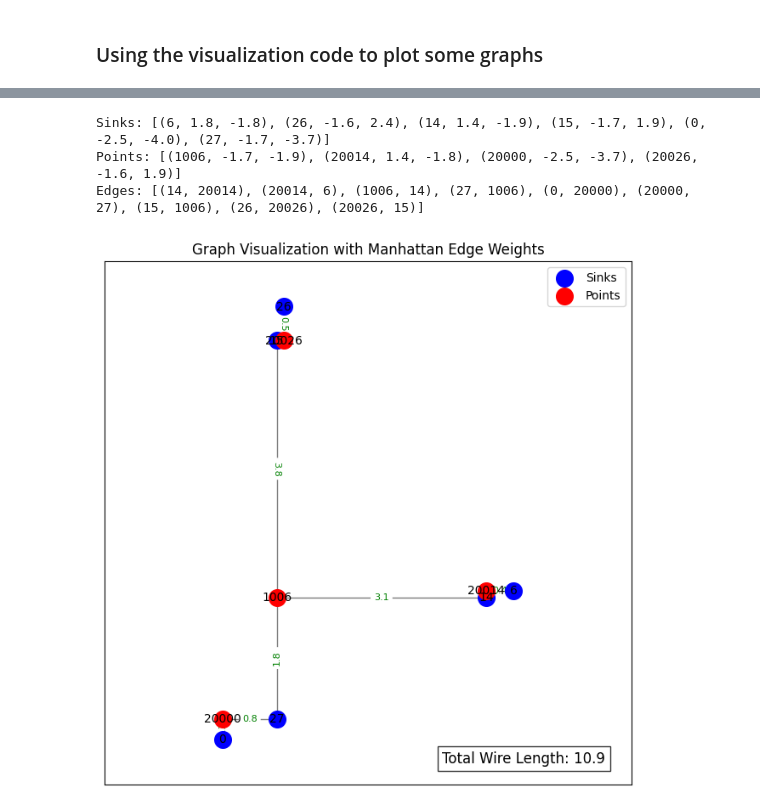
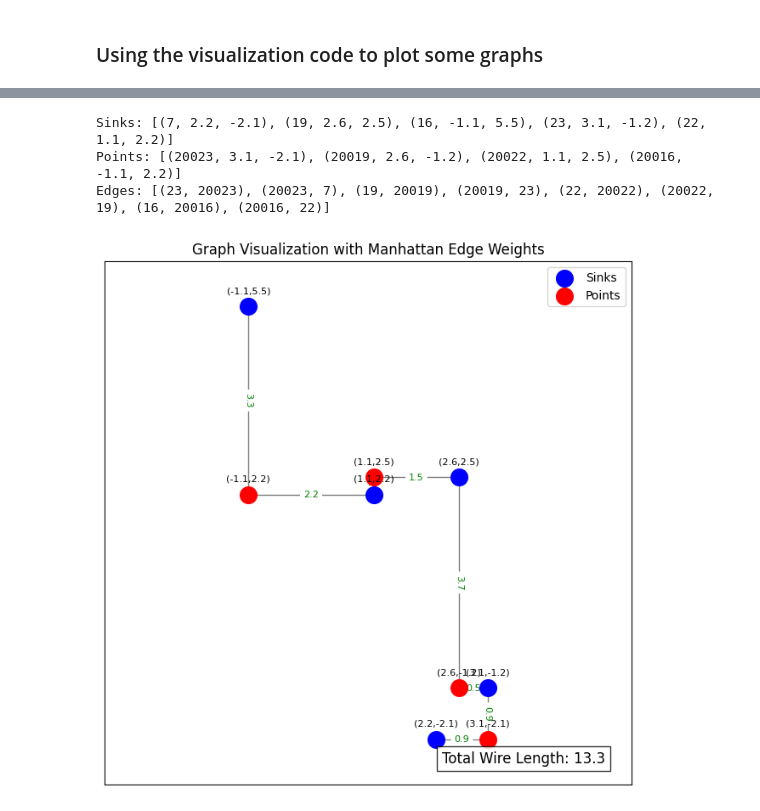
Before and after one commit to lambert-ike-1232/Sprintern-Cadence, a Jupyter notebook: Visualize_MST.ipynb, the cells around one changed output, grey strips where cells are left out. Saved outputs shown, nothing was run; the diff lists cells and outputs as text; code cells hidden in the pictures.

Commit message:
Added coordinates to graph

```diff
--- a/Visualize_MST.ipynb
+++ b/Visualize_MST.ipynb
@@ -65,7 +65,7 @@ def calculate_edge_weights(edges, node_positions):
     return edge_weights, total_wire_length
 
 # Function that plots the graph
-def plot_graph(sinks, points, edges):
+def plot_graph(sinks, points, edges, blockages=None):  # Added blockages parameter
     G = nx.Graph()
 
     # Add sinks and points as nodes
@@ -100,19 +100,27 @@ def plot_graph(sinks, points, edges):
     nx.draw_networkx_nodes(G, pos, nodelist=sink_nodes, node_color="blue", label="Sinks", node_size=200)
     nx.draw_networkx_nodes(G, pos, nodelist=point_nodes, node_color="red", label="Points", node_size=200)
 
-    # Draw labels for nodes
-    nx.draw_networkx_labels(G, pos, font_size=10)
+    # Draw labels for nodes with coordinates
+    for node, (x, y) in pos.items():
+        plt.text(x, y + 0.2, f"({x},{y})", ha='center', va='bottom', fontsize=8)
 
     # Draw edge labels (weights)
     nx.draw_networkx_edge_labels(G, pos, edge_labels=edge_weights, font_color="green", font_size=8)
 
-    # Display total wire length in the bottom-right corner
+    # Display total wire length
     plt.text(
         0.95, 0.05, f"Total Wire Length: {round(total_wire_length, 2)}",
         horizontalalignment="right", verticalalignment="center",
         transform=plt.gca().transAxes, fontsize=12, bbox=dict(facecolor='white', alpha=0.8)
     )
 
+    # Draw blockages if provided
+    if blockages is not None:
+        for blockage in blockages:
+            rect = plt.Rectangle((blockage[0], blockage[2]), blockage[1]-blockage[0], blockage[3]-blockage[2],
+                                  facecolor="gray", alpha=0.5)
+            plt.gca().add_patch(rect)
+
     # Add legend
     plt.legend(scatterpoints=1, loc="best", fontsize=10)
     plt.title("Graph Visualization with Manhattan Edge Weights")
@@ -218,19 +226,19 @@ Edges: [(14, 20014), (20014, 6), (1006, 14), (27, 1006), (0, 20000), (20000, 27)
 # %%
 # File path to the .out file
-file_path = '/Users/lambertike/Downloads/00 Code Proj/Sprintern-Cadence/steiner_tree_output.txt'
+file_path = 'steiner_tree_output_dp.txt'
 
 # Read the .out file
 sinks, points, edges = read_out_file(file_path)
 
 # Print the parsed data
 print(f"Sinks: {sinks}")
 print(f"Points: {points}")
 print(f"Edges: {edges}")
 
 # Plot the graph
 plot_graph(sinks, points, edges)
 # %% [output]
-Sinks: [(6, 1.8, -1.8), (26, -1.6, 2.4), (14, 1.4, -1.9), (15, -1.7, 1.9), (0, -2.5, -4.0), (27, -1.7, -3.7)]
-Points: [(1006, -1.7, -1.9), (20014, 1.4, -1.8), (20000, -2.5, -3.7), (20026, -1.6, 1.9)]
-Edges: [(14, 20014), (20014, 6), (1006, 14), (27, 1006), (0, 20000), (20000, 27), (15, 1006), (26, 20026), (20026, 15)]
+Sinks: [(7, 2.2, -2.1), (19, 2.6, 2.5), (16, -1.1, 5.5), (23, 3.1, -1.2), (22, 1.1, 2.2)]
+Points: [(20023, 3.1, -2.1), (20019, 2.6, -1.2), (20022, 1.1, 2.5), (20016, -1.1, 2.2)]
+Edges: [(23, 20023), (20023, 7), (19, 20019), (20019, 23), (22, 20022), (20022, 19), (16, 20016), (20016, 22)]
-[figure, old version]
+[figure, new version]
```
Also changed, not shown: parts of 5 cells of this notebook.
